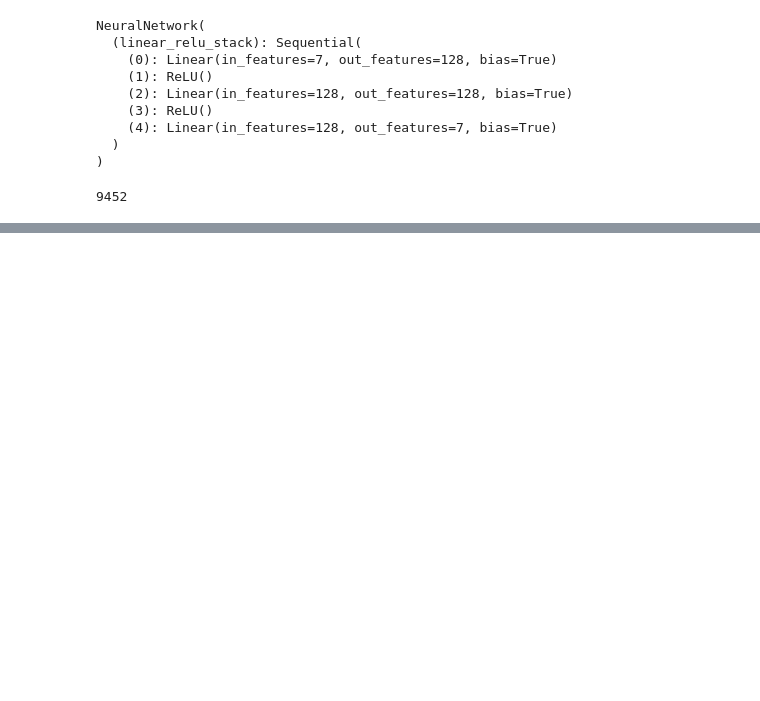
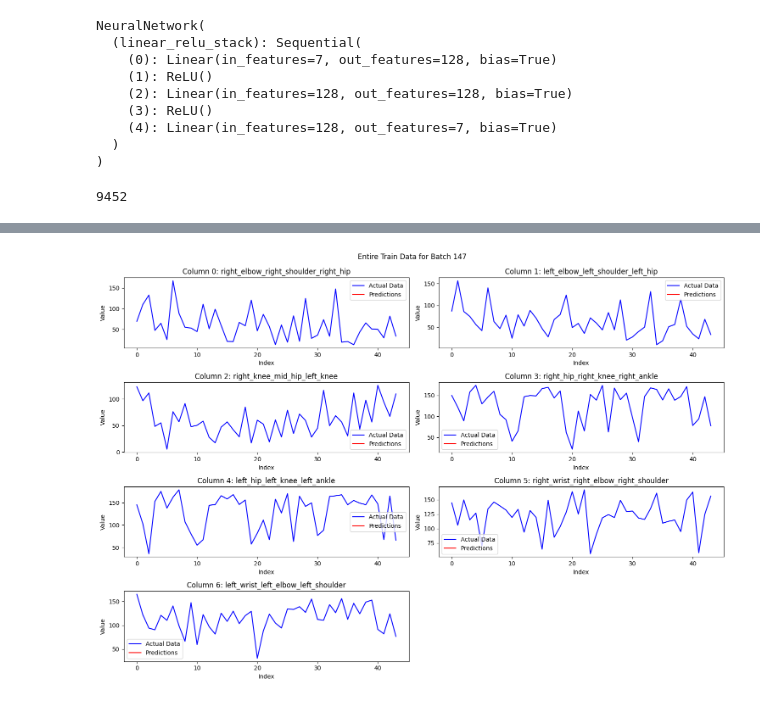
Before and after one commit to siddzzshetty/Rehabilitation-System, a Jupyter notebook: data.ipynb, the cells around one changed output, grey strips where cells are left out. Cells and saved outputs as stored; diff of their text form; code cells hidden in the pictures; blank space fills up the shorter version.

```diff
--- a/data.ipynb
+++ b/data.ipynb
@@ -144,0 +299,6 @@ test_dataloader = DataLoader(test_dataset, BATCH_SIZE, shuffle=True)
+# %%
+for i, batch in enumerate(train_dataloader):
+    print(f"Batch {i}:")
+    print(batch)
+    if i == 0:  # Change 2 to the number of batches you'd like to preview
+        break
@@ -466,0 +560,36 @@ torch.Size([64, 7])
+# %%
+# Convert the train_dataloader to a list to access batches by index directly
+train_dataloader_list = list(train_dataloader)
+
+# Define the batch number to visualize
+train_batch_num = 147  # Specify the batch number you want to visualize
+
+# Retrieve the specified batch directly
+X, y = train_dataloader_list[train_batch_num]
+X, y = X.to(device), y.to(device)
+
+# Make predictions using the model
+pred = model(X)
+
+# Move predictions and actual values back to CPU for plotting
+pred = pred.cpu().detach().numpy()
+y = y.cpu().detach().numpy()
+
+# Plot the entire train data for the specified batch across all columns (angles)
+plt.figure(figsize=(15, 10))
+
+# Loop through each column (angle) and plot it
+for col_id in range(y.shape[1]):
+    plt.subplot(4, 2, col_id + 1)  # Create subplots for each column
+    plt.plot(y[:, col_id], label='Actual Data', color='blue')
+    plt.plot(pred[:, col_id], label='Predictions', color='red')
+    plt.title(f'Column {col_id}: {train_dataset.columns[col_id]}')
+    plt.xlabel('Index')
+    plt.ylabel('Value')
+    plt.legend()
+
+plt.tight_layout()
+plt.suptitle(f'Entire Train Data for Batch {train_batch_num}', y=1.02)
+plt.show()
+# %% [output]
+[figure, added]
```
Also changed, not shown: parts of 38 cells of this notebook, 1 other file.
